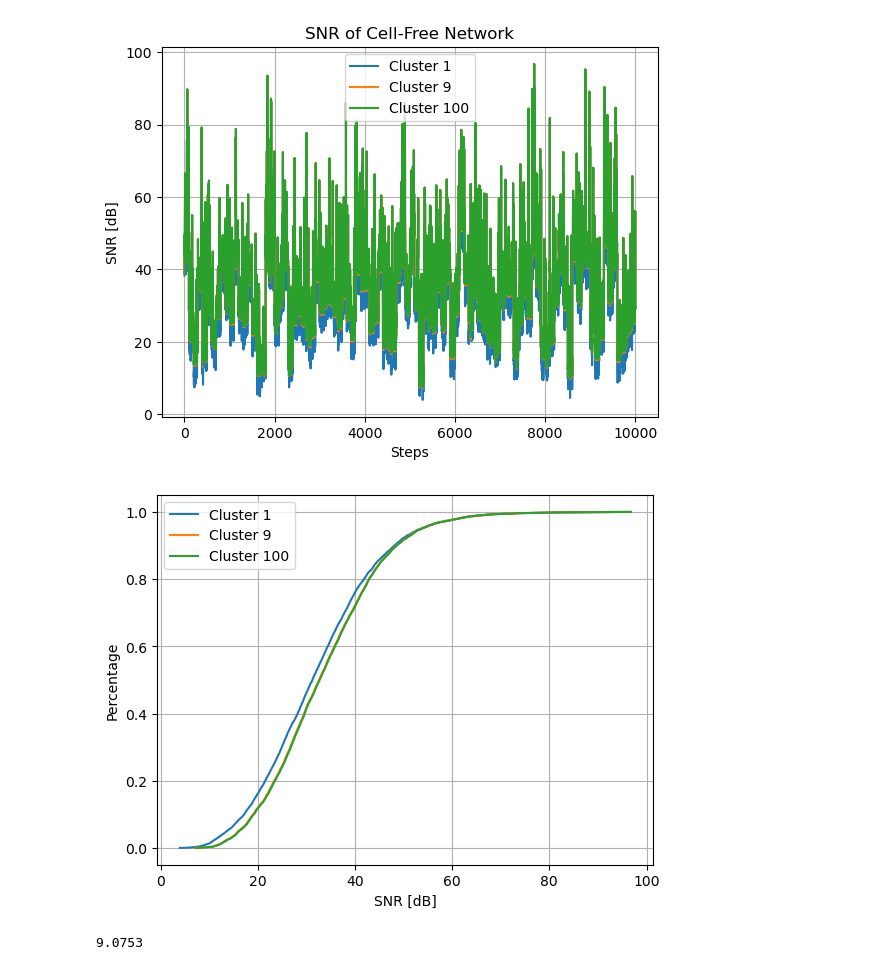
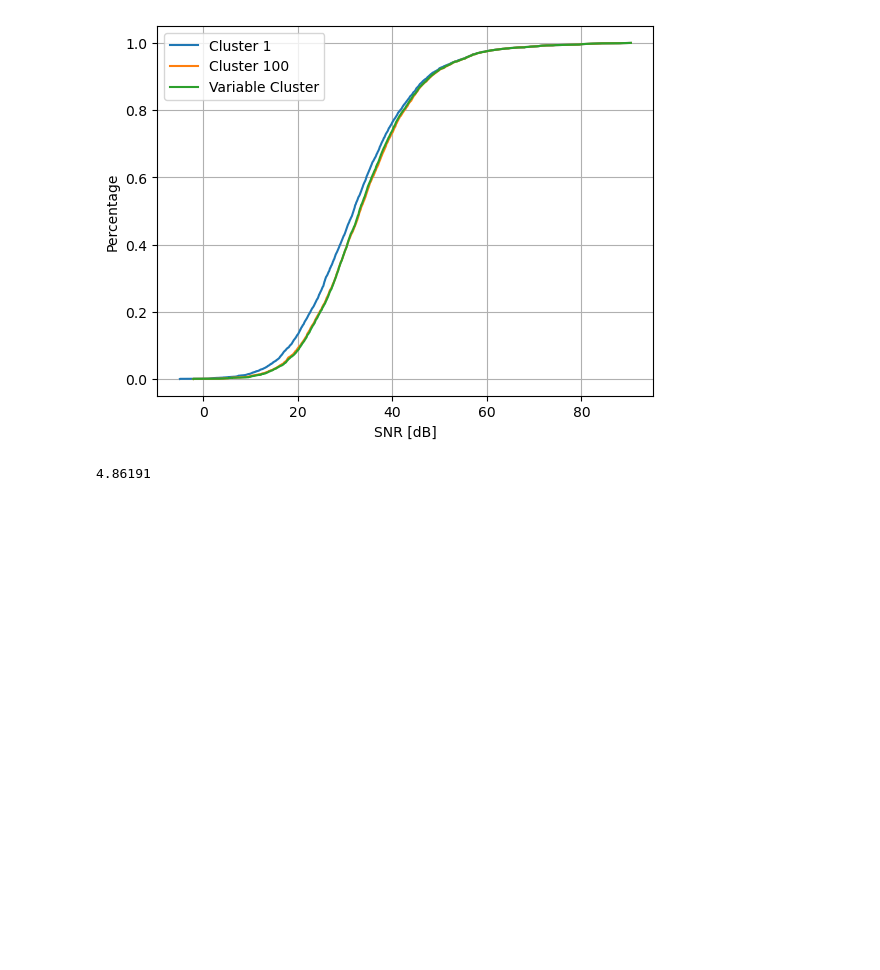
Before and after one commit to vitorfraga12/Comunicacao_Movel6G, a Jupyter notebook: Caso_2_notebook.ipynb, the cells around one changed output. Cells and saved outputs as stored; diff of their text form; code cells hidden in the pictures; blank space fills up the shorter version.

Commit message:
Atualização para entrega preliminar do artigo

```diff
--- a/Caso_2_notebook.ipynb
+++ b/Caso_2_notebook.ipynb
@@ -114,9 +121,10 @@ def find_path_gain(dist, shadowing):
 
     Returns:
     float: The path gain calculated using the given distance and shadowing effects.'''
-    k = 1e-4
-    n = 4
-    path_gain_result = shadowing * (k / ((dist) ** n)) #Obtem o path_gain local de cada AP
+    beta = (-30.5 - 36.7*np.log10(dist/1)) # dB
+    lin_beta = db2lin(beta) # [LINEAR]
+
+    path_gain_result = shadowing * lin_beta #Obtem o path_gain local de cada AP
 
     return path_gain_result # [LINEAR]
 # %%
@@ -313,61 +339,60 @@ def calculate_capacity(B_t, p_t, d_0, K, M, N, passos, shadowing, cluster):
 # %%
 B_t, p_t, d_0, K_0 = 100e6, 1e3, 1, 1e-17 # Em MHz, mW, metros, mW/Hz respectivamente
 ap, ue, channel = 100, 1, 1
-passos = 10000 # Definido já que a UE irá se mover metro por metro
-velocity = 15 # Velocidade de 10 m/s
-shadow = find_shadowing(passos) # Definindo o shadowing
+passos = 400000 # Definido já que a UE irá se mover a cada 10cm
+velocity = 0.01 # Velocidade de 10 m/s considerando que cada iteração é equivalente a 10ms
+shadow = find_shadowing(passos) # Definindo o shadowing que se altera para cada 10m
 x_coord, y_coord = ue_moviment(velocity, passos) # Movimentando a UE
 passos_array = np.arange(passos)
 # %%
 cluster1, cluster2, cluster3 = 1, 9, 100 # Informa com quantas APs a UE irá se comunicar  (Handover)
-snr1 = calculate_snr(B_t, p_t, d_0, K_0, ap, channel, passos, shadow, cluster1, x_coord, y_coord)
-snr2 = calculate_snr(B_t, p_t, d_0, K_0, ap, channel, passos, shadow, cluster2, x_coord, y_coord)
-snr3 = calculate_snr(B_t, p_t, d_0, K_0, ap, channel, passos, shadow, cluster3, x_coord, y_coord)
+snr1, master1 = calculate_snr(B_t, p_t, d_0, K_0, ap, channel, passos, shadow, cluster1, x_coord, y_coord)
+#snr2, master2 = calculate_snr(B_t, p_t, d_0, K_0, ap, channel, passos, shadow, cluster2, x_coord, y_coord)
+snr3, master3 = calculate_snr(B_t, p_t, d_0, K_0, ap, channel, passos, shadow, cluster3, x_coord, y_coord)
 
 snr1 = lin2db(snr1)
-snr2 = lin2db(snr2)
+#snr2 = lin2db(snr2)
 snr3 = lin2db(snr3)
 
 
 cdf_snr1 = np.sort(snr1)
-cdf_snr2 = np.sort(snr2)
+#cdf_snr2 = np.sort(snr2)
 cdf_snr3 = np.sort(snr3)
 # %%
-snr4, cc = calculate_snr_acom(B_t, p_t, d_0, K_0, ap, channel, passos, shadow, x_coord, y_coord)
+snr4, cc, master4 = calculate_snr_acom(B_t, p_t, d_0, K_0, ap, channel, passos, shadow, x_coord, y_coord)
 snr4 = lin2db(snr4)
 cdf_snr4 = np.sort(snr4)
 # %%
 # Plotando a SNR pela distância percorrida
-plt.plot(passos_array, snr1, label=f'Cluster {cluster1}')
+'''plt.plot(passos_array, snr1, label=f'Cluster {cluster1}')
 plt.plot(passos_array, snr2, label=f'Cluster {cluster2}')
 plt.plot(passos_array, snr3, label=f'Cluster {cluster3}')
-#plt.plot(passos_array, snr4, label='Cluster Varíavel')
+plt.plot(passos_array, snr4, label='Cluster Varíavel')
 plt.legend()
 plt.xlabel('Steps')
 plt.ylabel('SNR [dB]')
 plt.title('SNR of Cell-Free Network')
 plt.grid()
 #plt.savefig('snr.png')
-plt.show()
+plt.show()'''
 
 # Plotando a CDF da SNR
 plt.plot(cdf_snr1, np.arange(0, len(snr1)) / len(snr1), label=f'Cluster {cluster1}')
-plt.plot(cdf_snr2, np.arange(0, len(snr2)) / len(snr2), label=f'Cluster {cluster2}')
+#plt.plot(cdf_snr2, np.arange(0, len(snr2)) / len(snr2), label=f'Cluster {cluster2}')
 plt.plot(cdf_snr3, np.arange(0, len(snr3)) / len(snr3), label=f'Cluster {cluster3}')
-#plt.plot(cdf_snr4, np.arange(0, len(snr4)) / len(snr4), label='Cluster Varíavel')
+plt.plot(cdf_snr4, np.arange(0, len(snr4)) / len(snr4), label='Variable Cluster')
 plt.legend()
 plt.xlabel('SNR [dB]')
 plt.ylabel('Percentage')
 #plt.title('SNR CDF of Cell-Free Network')
 plt.grid()
 plt.savefig('cdf_snr.pdf')
 plt.show()
 
 
 cc=np.mean(cc)
 print(cc)
 # %% [output]
-[figure, old version]
+[figure, new version]
-[figure, removed]
-9.0753
+4.86191
 # %%
```
Also changed, not shown: parts of 11 cells of this notebook, 7 other files.
